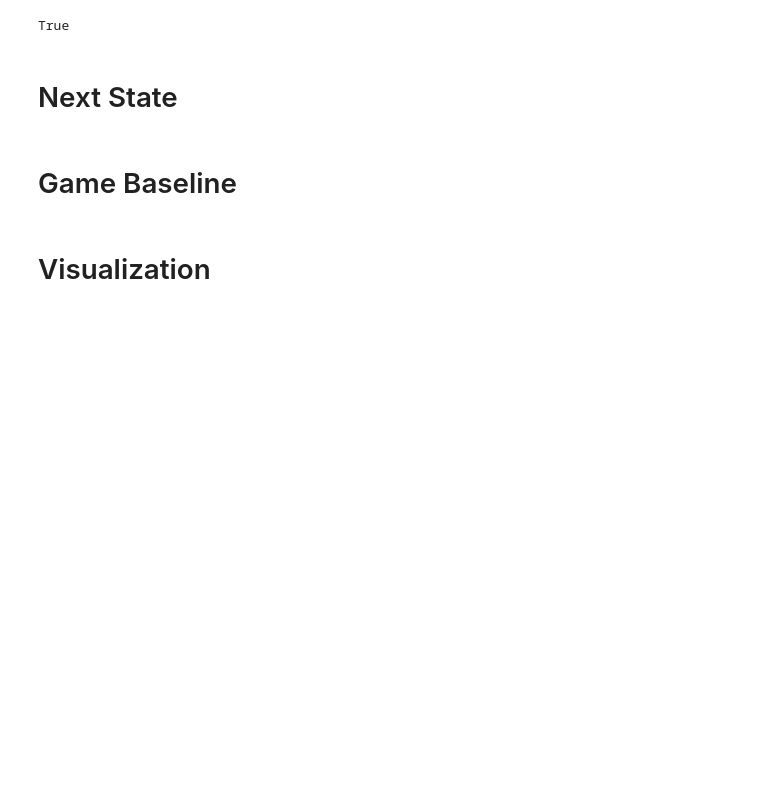
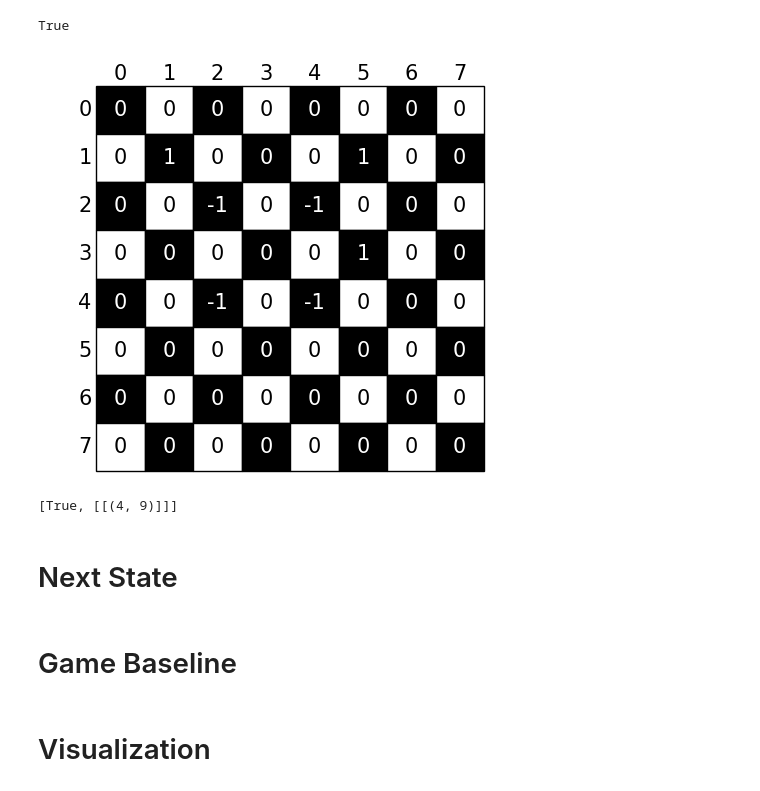
Before and after one commit to federicoschiaffino/Eldo, a Jupyter notebook: Eldo/Eldo_Dama_Italiana.ipynb, the cells around one changed output. Saved outputs shown, nothing was run; the diff lists cells and outputs as text; code cells hidden in the pictures; blank space fills up the shorter version.

```diff
--- a/Eldo/Eldo_Dama_Italiana.ipynb
+++ b/Eldo/Eldo_Dama_Italiana.ipynb
@@ -1561,6 +1561,14 @@ def referee(action_space, full_state):#full_state to be called with baseline_gam
             return [False, 0]
     else:
         return [False, 0]
+# %%
+vis(bb)
+# %% [output]
+[figure, added]
+# %%
+referee(action_space, [bb, 1, (4,9)])
+# %% [output]
+[True, [[(4, 9)]]]
 # %% [markdown]
 # Next State
 # %%
```
Also changed, not shown: parts of 3 cells of this notebook, 2 other files.
